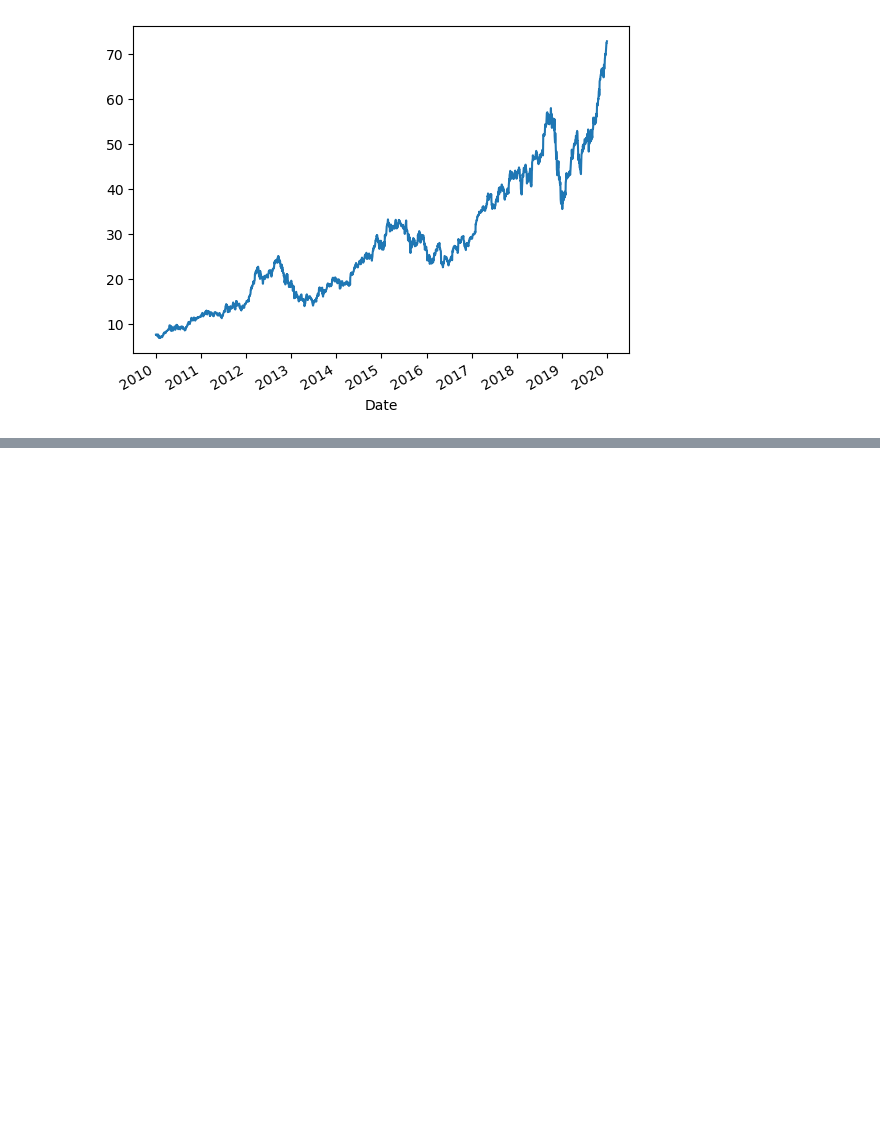
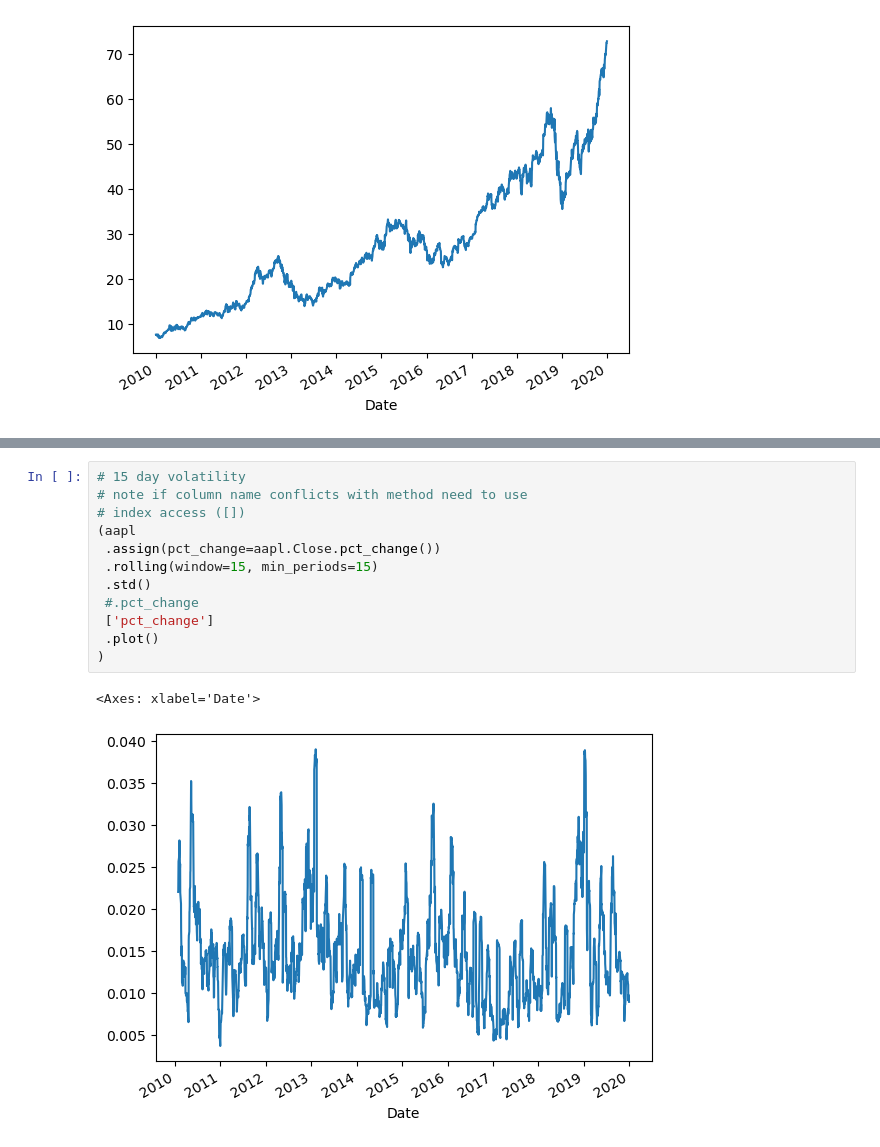
Before and after one commit to johnzea/LinkedInPythonFinance, a Jupyter notebook: Loading Data and Visualizations.ipynb, the cells around one changed output, grey strips where cells are left out. Cells and saved outputs as stored; diff of their text form; blank space fills up the shorter version.

```diff
--- a/Loading Data and Visualizations.ipynb
+++ b/Loading Data and Visualizations.ipynb
@@ -469,0 +704,15 @@ Goal:
+# %%
+# 15 day volatility
+# note if column name conflicts with method need to use
+# index access ([])
+(aapl
+ .assign(pct_change=aapl.Close.pct_change())
+ .rolling(window=15, min_periods=15)
+ .std()
+ #.pct_change
+ ['pct_change']
+ .plot()
+)
+# %% [output]
+<Axes: xlabel='Date'>
+[figure, added]
```
Also changed, not shown: parts of 50 cells of this notebook, 1 other file.
